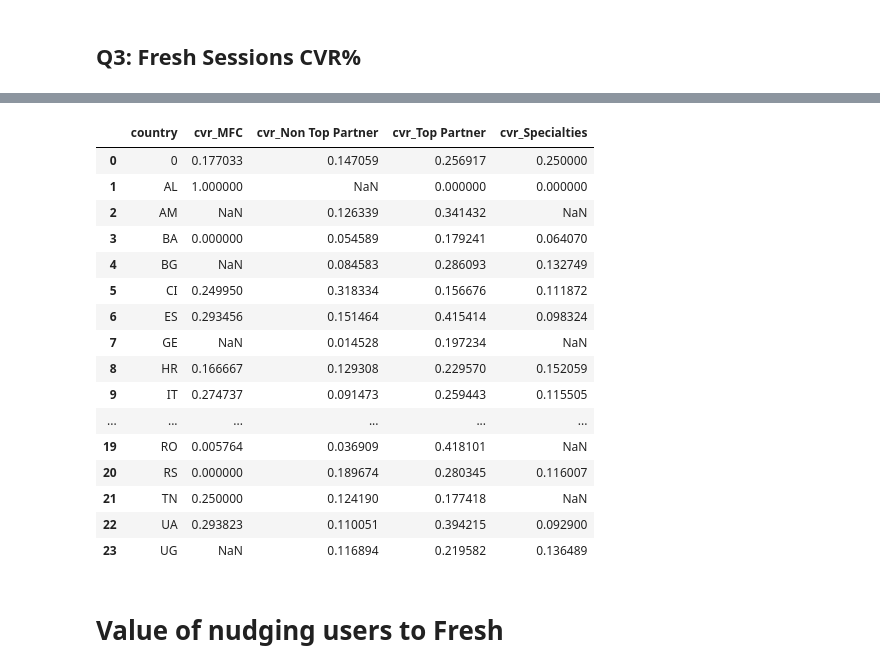
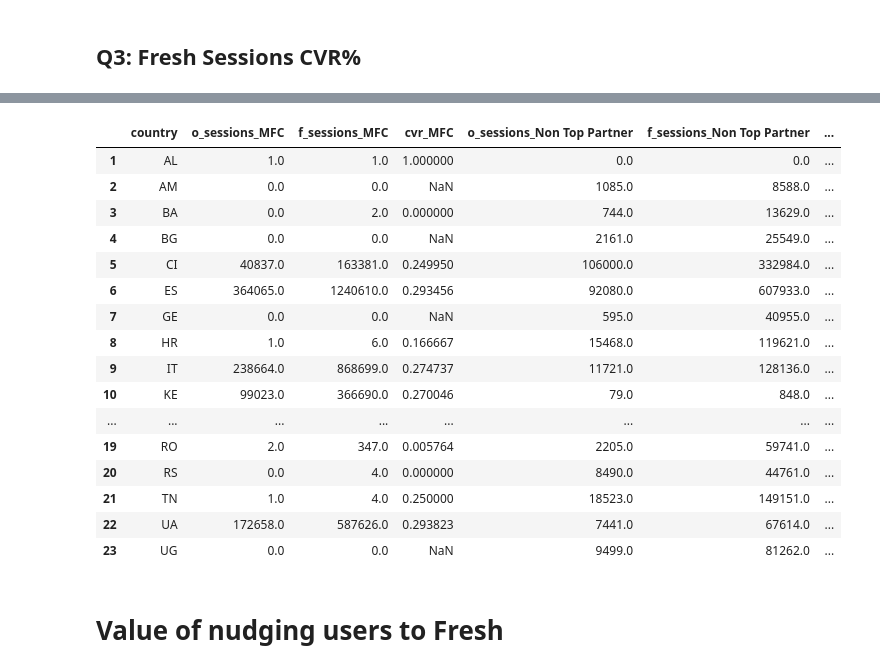
Before and after one commit to JordiCremades4444/central-node, a Jupyter notebook: notebooks/982_2024_10_05_fresh_products/fresh_products_v2.ipynb, the cells around one changed output, grey strips where cells are left out. Saved outputs shown, nothing was run; the diff lists cells and outputs as text; code cells hidden in the pictures.

```diff
--- a/notebooks/982_2024_10_05_fresh_products/fresh_products_v2.ipynb
+++ b/notebooks/982_2024_10_05_fresh_products/fresh_products_v2.ipynb
@@ -243,6 +377,7 @@ tmp = sessions.copy()
 pivot_tmp = tmp.pivot(index='country', columns='segment',values=['f_sessions','o_sessions'])
 pivot_tmp.columns = [f'{col[0]}_{col[1]}' for col in pivot_tmp.columns]
 pivot_tmp.reset_index(inplace=True)
+pivot_tmp.dropna(subset=['country'], inplace=True)
 pivot_tmp.fillna(0, inplace=True)
 
 pivot_tmp['cvr_MFC'] = pivot_tmp['o_sessions_MFC']/pivot_tmp['f_sessions_MFC']
@@ -254,5 +389,56 @@ print(pivot_tmp['o_sessions_MFC'].sum()/pivot_tmp['f_sessions_MFC'].sum(),'all M
 print(pivot_tmp['o_sessions_Non Top Partner'].sum()/pivot_tmp['f_sessions_Non Top Partner'].sum(),'all Non Top Partner')
 print(pivot_tmp['o_sessions_Top Partner'].sum()/pivot_tmp['f_sessions_Top Partner'].sum(),'all Top Partner')
 print(pivot_tmp['o_sessions_Specialties'].sum()/pivot_tmp['f_sessions_Specialties'].sum(),'all Specialties')
-pivot_tmp[['country','cvr_MFC','cvr_Non Top Partner','cvr_Top Partner','cvr_Specialties']]
+
+v = dataframe_visualizer.DataFrameVisualizer(pivot_tmp)
+
+plot_params = [
+    {
+        'plot_type': 'barplot',
+        'x_column': 'country',
+        'y_columns': ['f_sessions_MFC','f_sessions_Non Top Partner','f_sessions_Top Partner','f_sessions_Specialties'],
+        'legend': True,
+        'colors': ['green','orange','blue','purple']
+    },
+    {
+        'plot_type': 'barplot',
+        'x_column': 'country',
+        'y_columns': ['cvr_MFC','cvr_Non Top Partner','cvr_Top Partner','cvr_Specialties'],
+        'legend': True,
+        'colors': ['green','orange','blue','purple']
+    },
+]
+
+# Define figure parameters
+figure_params = {
+    'n_plots': 2,
+    'fig_length': 24,
+    'fig_height': 8,
+    'x_rotation': 90,
+    'x_limits': None,
+    'y_limits': None,
+    'share_x': True,
+    'share_y': False,
+    'title': 'Fresh Sessions CVR %'
+}
+
+# Create the static plot
+v.plot(
+    figure_params=figure_params,
+    plot_params=plot_params
+)
+
+pivot_tmp[['country'
+           ,'o_sessions_MFC'
+           ,'f_sessions_MFC'
+           ,'cvr_MFC'
+           ,'o_sessions_Non Top Partner'
+           ,'f_sessions_Non Top Partner'
+           ,'cvr_Non Top Partner'
+           ,'o_sessions_Top Partner'
+           ,'f_sessions_Top Partner'
+           ,'cvr_Top Partner'
+           ,'o_sessions_Specialties'
+           ,'f_sessions_Specialties'
+           ,'cvr_Specialties']]
 # %% [output]
@@ -263,20 +450,20 @@ pivot_tmp[['country','cvr_MFC','cvr_Non Top Partner','cvr_Top Partner','cvr_Spec
-|  | country | cvr_MFC | cvr_Non Top Partner | cvr_Top Partner | cvr_Specialties |
-| 0 | 0 | 0.177033 | 0.147059 | 0.256917 | 0.250000 |
-| 1 | AL | 1.000000 | NaN | 0.000000 | 0.000000 |
-| 2 | AM | NaN | 0.126339 | 0.341432 | NaN |
-| 3 | BA | 0.000000 | 0.054589 | 0.179241 | 0.064070 |
-| 4 | BG | NaN | 0.084583 | 0.286093 | 0.132749 |
-| 5 | CI | 0.249950 | 0.318334 | 0.156676 | 0.111872 |
-| 6 | ES | 0.293456 | 0.151464 | 0.415414 | 0.098324 |
-| 7 | GE | NaN | 0.014528 | 0.197234 | NaN |
-| 8 | HR | 0.166667 | 0.129308 | 0.229570 | 0.152059 |
-| 9 | IT | 0.274737 | 0.091473 | 0.259443 | 0.115505 |
-| ... | ... | ... | ... | ... | ... |
-| 19 | RO | 0.005764 | 0.036909 | 0.418101 | NaN |
-| 20 | RS | 0.000000 | 0.189674 | 0.280345 | 0.116007 |
-| 21 | TN | 0.250000 | 0.124190 | 0.177418 | NaN |
-| 22 | UA | 0.293823 | 0.110051 | 0.394215 | 0.092900 |
-| 23 | UG | NaN | 0.116894 | 0.219582 | 0.136489 |
+|  | country | o_sessions_MFC | f_sessions_MFC | cvr_MFC | o_sessions_Non Top Partner | f_sessions_Non Top Partner | ... |
+| 1 | AL | 1.0 | 1.0 | 1.000000 | 0.0 | 0.0 | ... |
+| 2 | AM | 0.0 | 0.0 | NaN | 1085.0 | 8588.0 | ... |
+| 3 | BA | 0.0 | 2.0 | 0.000000 | 744.0 | 13629.0 | ... |
+| 4 | BG | 0.0 | 0.0 | NaN | 2161.0 | 25549.0 | ... |
+| 5 | CI | 40837.0 | 163381.0 | 0.249950 | 106000.0 | 332984.0 | ... |
+| 6 | ES | 364065.0 | 1240610.0 | 0.293456 | 92080.0 | 607933.0 | ... |
+| 7 | GE | 0.0 | 0.0 | NaN | 595.0 | 40955.0 | ... |
+| 8 | HR | 1.0 | 6.0 | 0.166667 | 15468.0 | 119621.0 | ... |
+| 9 | IT | 238664.0 | 868699.0 | 0.274737 | 11721.0 | 128136.0 | ... |
+| 10 | KE | 99023.0 | 366690.0 | 0.270046 | 79.0 | 848.0 | ... |
+| ... | ... | ... | ... | ... | ... | ... | ... |
+| 19 | RO | 2.0 | 347.0 | 0.005764 | 2205.0 | 59741.0 | ... |
+| 20 | RS | 0.0 | 4.0 | 0.000000 | 8490.0 | 44761.0 | ... |
+| 21 | TN | 1.0 | 4.0 | 0.250000 | 18523.0 | 149151.0 | ... |
+| 22 | UA | 172658.0 | 587626.0 | 0.293823 | 7441.0 | 67614.0 | ... |
+| 23 | UG | 0.0 | 0.0 | NaN | 9499.0 | 81262.0 | ... |
 # %% [markdown]
 # Value of nudging users to Fresh
 # %% [markdown]
```
Also changed, not shown: parts of 10 cells of this notebook, 2 other files.
